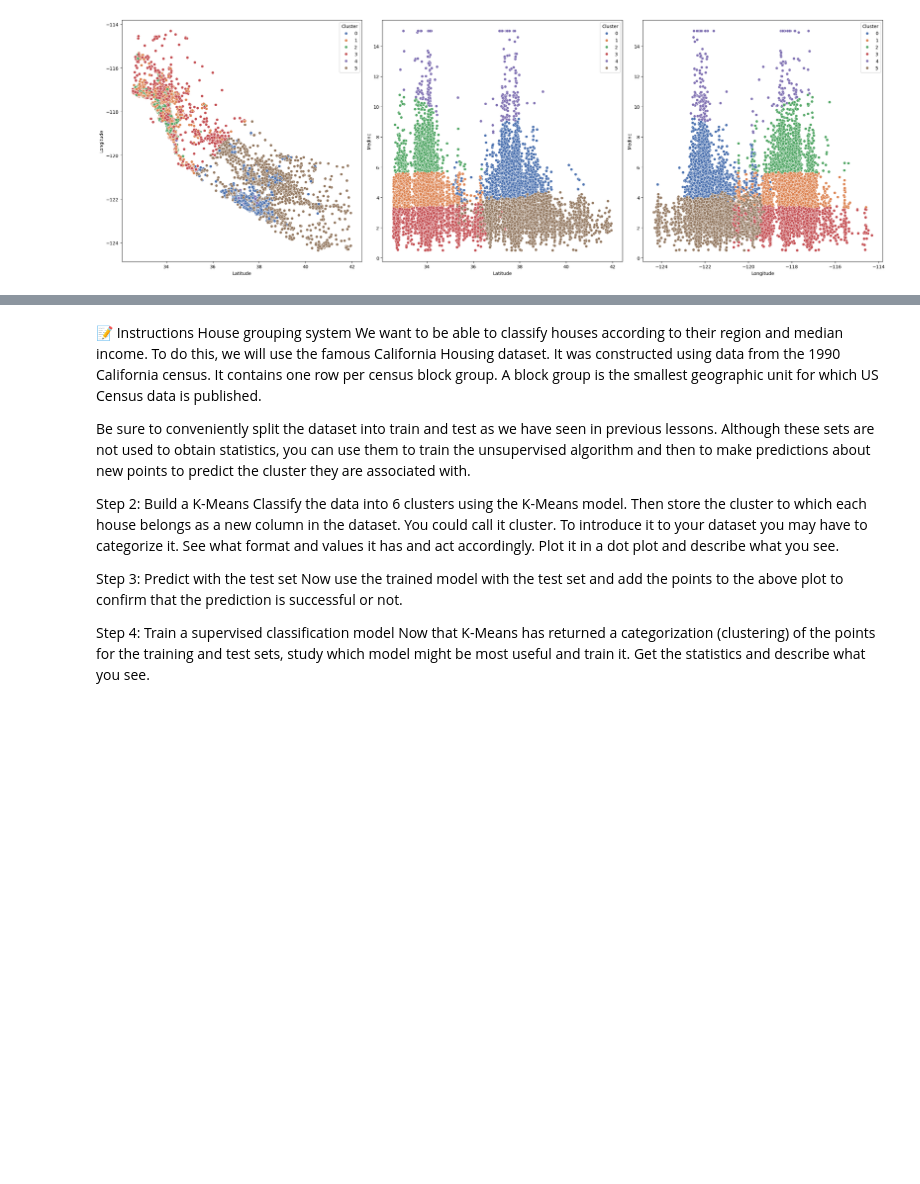
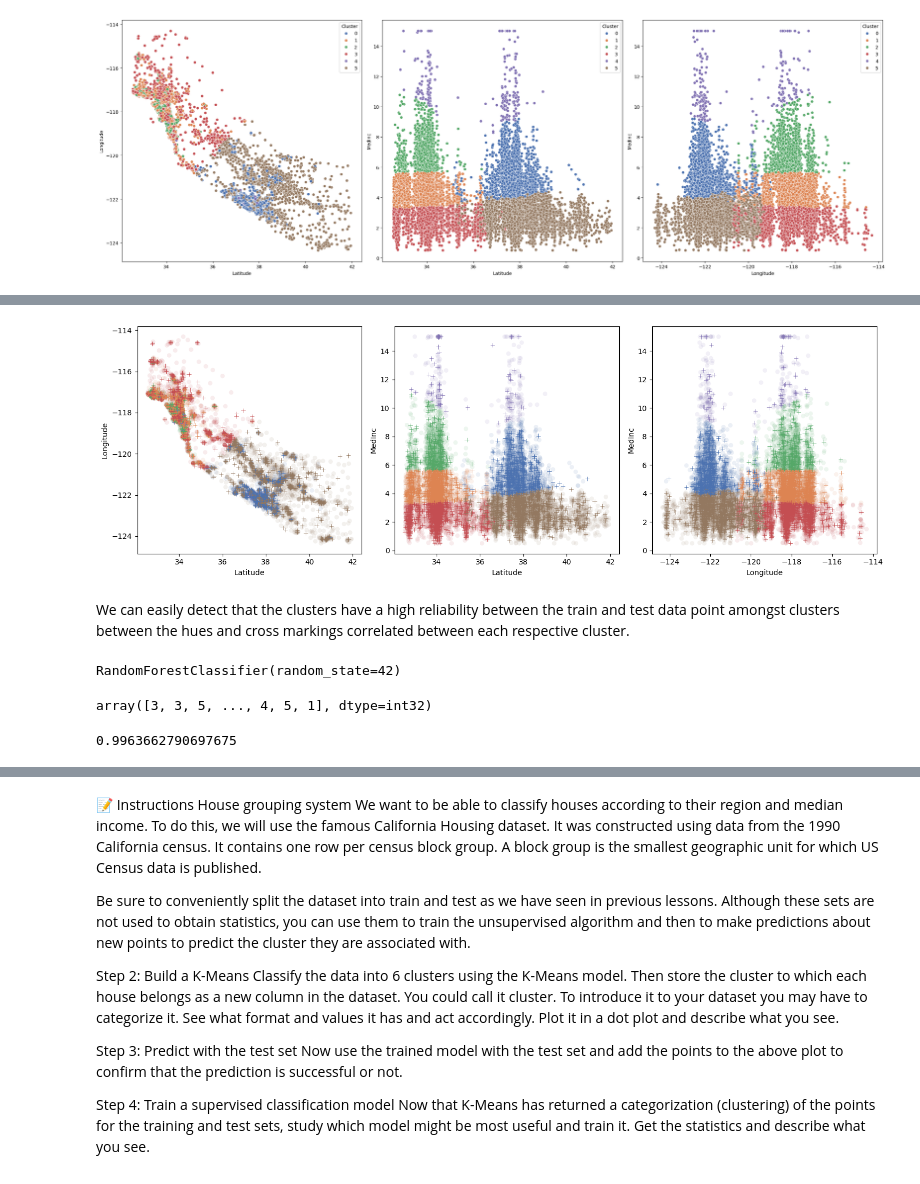
Before and after one commit to 4GeeksAcademy/Kransky_85_Unsupervised-learning-project, a Jupyter notebook: src/explore.ipynb, the cells around one changed output, grey strips where cells are left out. Saved outputs shown, nothing was run; the diff lists cells and outputs as text; code cells hidden in the pictures; blank space fills up the shorter version.

Commit message:
Unsupervised Project

```diff
--- a/src/explore.ipynb
+++ b/src/explore.ipynb
@@ -93,0 +104,6 @@ plt.show()
+# %%
+# Making a prediction across the test set
+
+y_test = list(unsupervised_ds.predict(X_test))
+X_test["Cluster"] = y_test
+X_test.head()
@@ -93,0 +117,21 @@ plt.show()
+# %%
+# Plotting for the test results to compare against the training plots above
+
+fig, axis = plt.subplots(1, 3, figsize = (15, 5))
+
+sns.scatterplot(ax = axis[0], data = X_train, x = "Latitude", y = "Longitude", hue = "Cluster", palette = "deep", alpha  = 0.1)
+sns.scatterplot(ax = axis[1], data = X_train, x = "Latitude", y = "MedInc", hue = "Cluster", palette = "deep", alpha  = 0.1)
+sns.scatterplot(ax = axis[2], data = X_train, x = "Longitude", y = "MedInc", hue = "Cluster", palette = "deep", alpha  = 0.1)
+
+sns.scatterplot(ax = axis[0], data = X_test, x = "Latitude", y = "Longitude", hue = "Cluster", palette = "deep", marker = "+")
+sns.scatterplot(ax = axis[1], data = X_test, x = "Latitude", y = "MedInc", hue = "Cluster", palette = "deep", marker = "+")
+sns.scatterplot(ax = axis[2], data = X_test, x = "Longitude", y = "MedInc", hue = "Cluster", palette = "deep", marker = "+")
+
+plt.tight_layout()
+
+for ax in axis:
+    ax.legend([],[], frameon=False)
+
+plt.show()
+# %% [output]
+[figure, added]
@@ -93,0 +141,23 @@ plt.show()
+# %% [markdown]
+We can easily detect that the clusters have a high reliability between the train and test data point amongst clusters between the hues and cross markings correlated between each respective cluster.
+# %%
+'''Step 4: Train a supervised classification model
+Now that K-Means has returned a categorization (clustering) of the points for the training and test sets, study which
+model might be most useful and train it. Get the statistics and describe what you see.'''
+
+from sklearn.ensemble import RandomForestClassifier
+
+rf_model = RandomForestClassifier(random_state=42)
+rf_model.fit(X_train, y_train)
+# %% [output]
+RandomForestClassifier(random_state=42)
+# %%
+y_pred = rf_model.predict(X_test)
+y_pred
+# %% [output]
+array([3, 3, 5, ..., 4, 5, 1], dtype=int32)
+# %%
+from sklearn.metrics import accuracy_score
+accuracy_score(y_test, y_pred)
+# %% [output]
+0.9963662790697675
```
Also changed, not shown: parts of 6 cells of this notebook.
